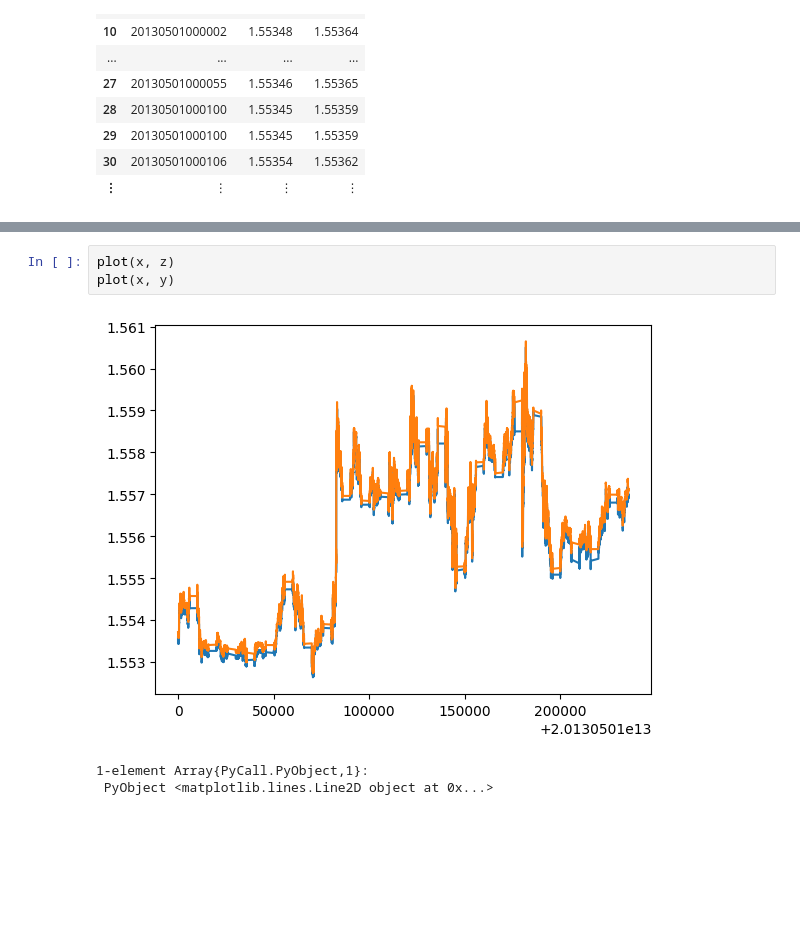
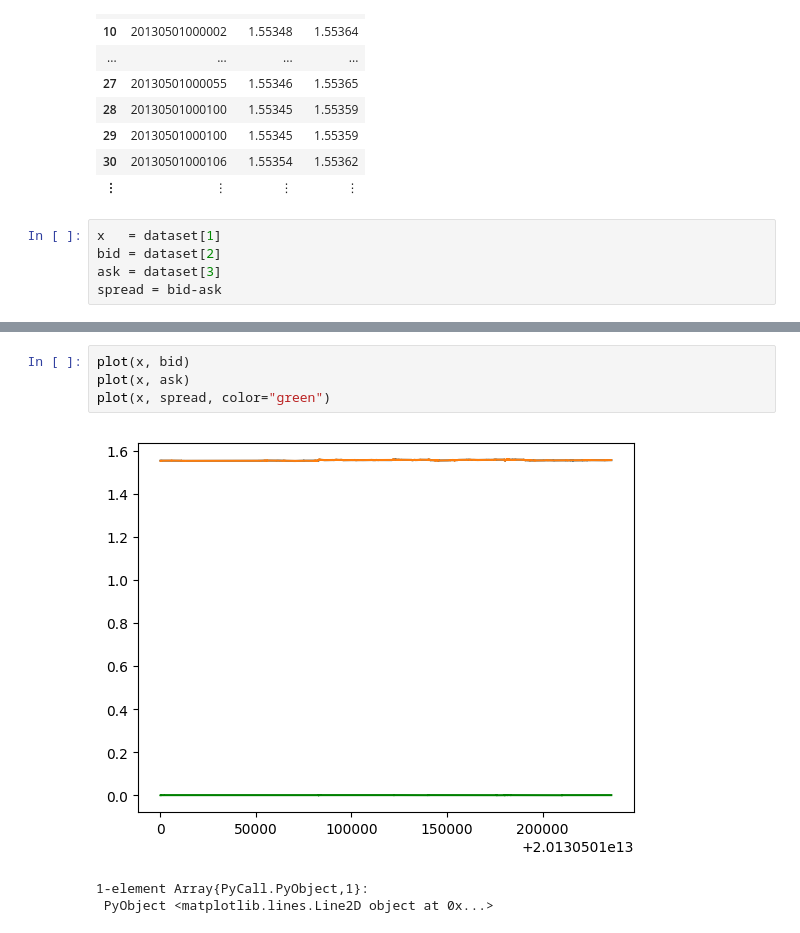
Before and after one commit to leopardxl/sentdex-mlforex, a Jupyter notebook: ForexAlgoTrading.ipynb, the cells around one changed output, grey strips where cells are left out. Drawn from its saved outputs; the diff is of its cells as text; blank space fills up the shorter version.

```diff
--- a/ForexAlgoTrading.ipynb
+++ b/ForexAlgoTrading.ipynb
@@ -45,3 +45,8 @@ dataset = CSV.read("data/GBPUSD1d.txt", header = false)
 | 29 | 20130501000100 | 1.55345 | 1.55359 |
 | 30 | 20130501000106 | 1.55354 | 1.55362 |
 | ⋮ | ⋮ | ⋮ | ⋮ |
+# %%
+x   = dataset[1]
+bid = dataset[2]
+ask = dataset[3]
+spread = bid-ask
@@ -48,7 +71,8 @@ dataset = CSV.read("data/GBPUSD1d.txt", header = false)
 # %%
-plot(x, z)
-plot(x, y)
+plot(x, bid)
+plot(x, ask)
+plot(x, spread, color="green")
 # %% [output]
-[figure, old version]
+[figure, new version]
 1-element Array{PyCall.PyObject,1}:
  PyObject <matplotlib.lines.Line2D object at 0x...>
```
Also changed, not shown: parts of 4 cells of this notebook, 2 other files.
